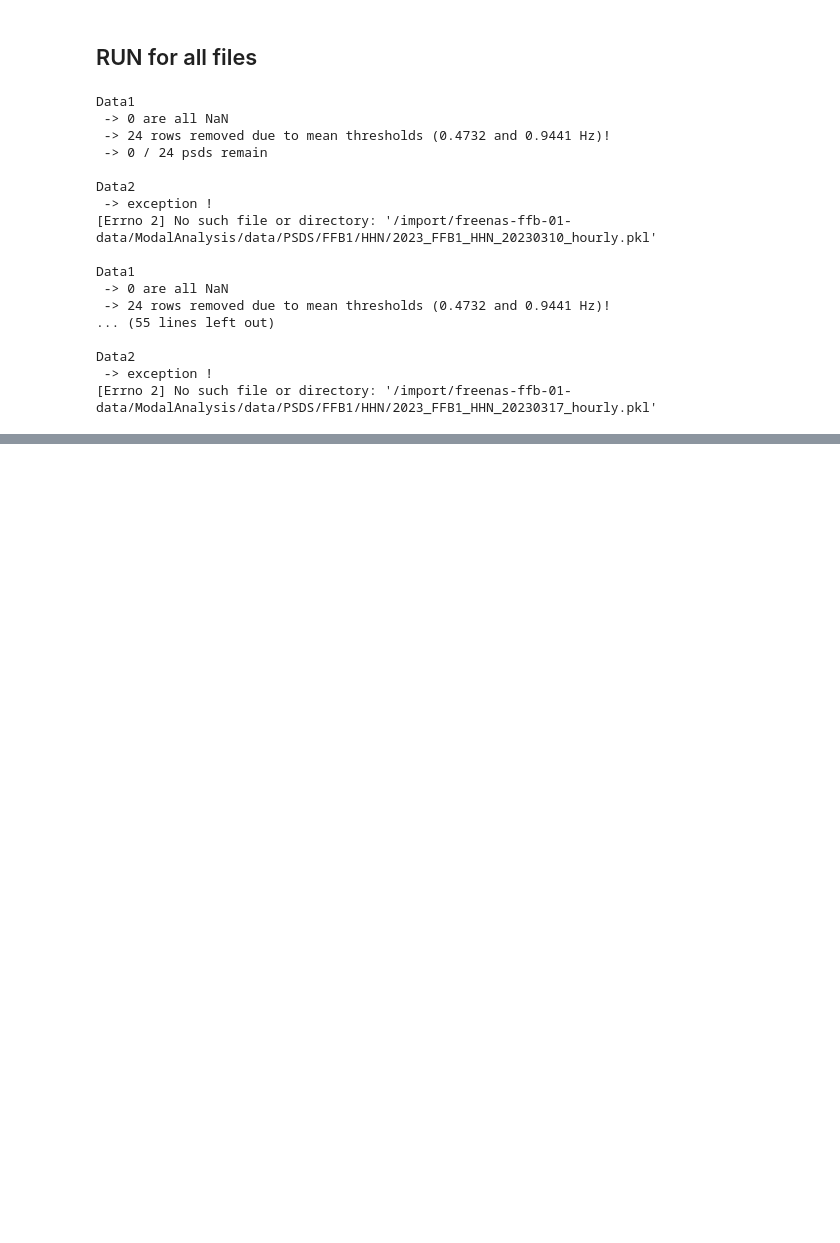
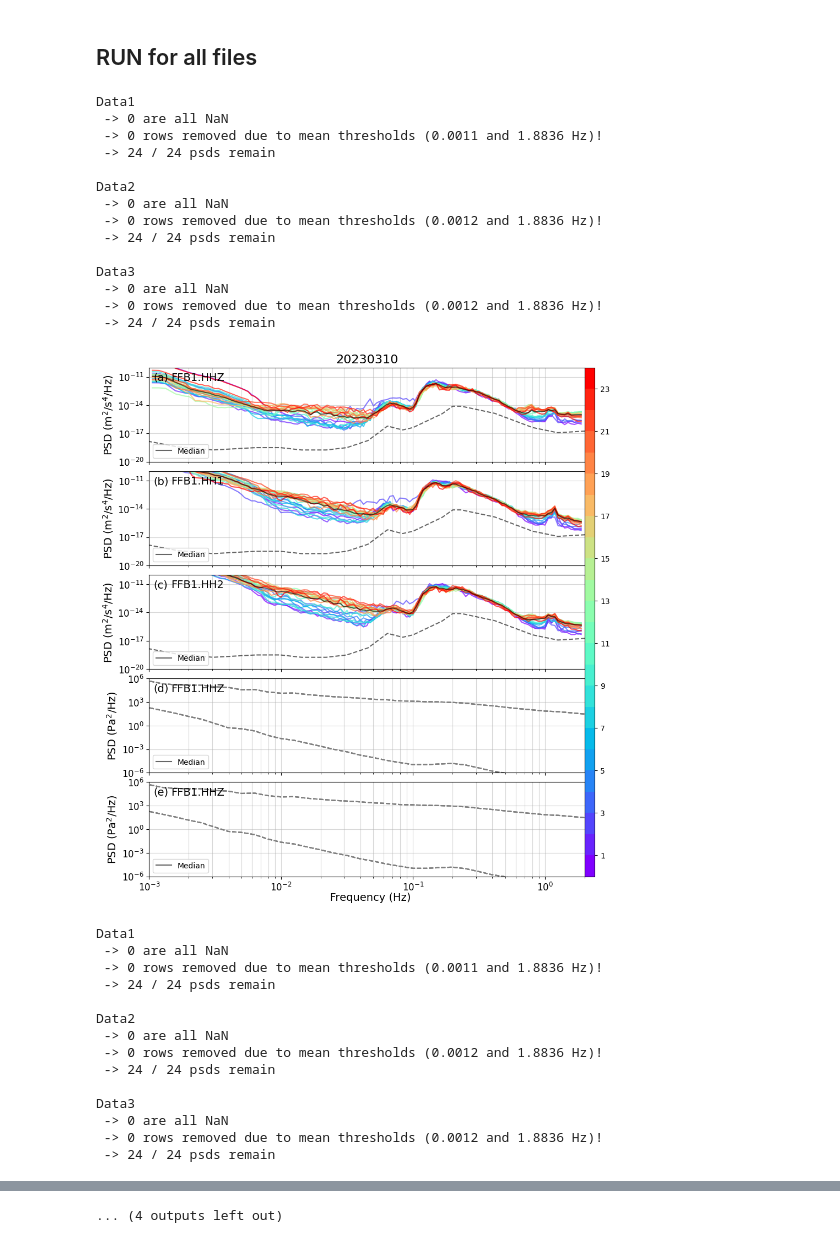
Before and after one commit to andbrocode/notebooks2, a Jupyter notebook: ModalAnalysis/RY_SpectraAutoplots_new.ipynb, the cells around one changed output, grey strips where cells are left out. Drawn from its saved outputs; the diff is of its cells as text; code cells hidden in the pictures; blank space fills up the shorter version.

```diff
--- a/ModalAnalysis/RY_SpectraAutoplots_new.ipynb
+++ b/ModalAnalysis/RY_SpectraAutoplots_new.ipynb
@@ -294,10 +294,10 @@ for _i, day in enumerate(date_range(config['d1'], config['d2'])):
 
         # dat1, rejected_dat1 = __replace_noisy_psds_with_nan(dat1, ff=ff1, threshold_mean=5e-19, threshold_min=1e-23, flim=[0.002, 0.01])
         dat1, rejected_dat1 = __replace_noisy_psds_with_nan(dat1, ff=ff1,
-                                                            threshold_mean=1e-19,
-                                                            threshold_min=1e-23,
-                                                            threshold_max=1e-15,
-                                                            flim=[0.5, 0.9],
+                                                            threshold_mean=None,
+                                                            threshold_min=None,
+                                                            threshold_max=None,
+                                                            flim=[None, None],
                                                            )
 
         if len(rejected_dat1) > 0:
@@ -305,7 +305,7 @@ for _i, day in enumerate(date_range(config['d1'], config['d2'])):
 
         ## Data2 --------------------------
         print("\nData2")
-        name2 = f"{sta}/{cha[:-1]}N/{config['year']}_{sta}_{cha[:-1]}N"
+        name2 = f"{sta}/{cha[:-1]}1/{config['year']}_{sta}_{cha[:-1]}1"
 
         out = read_pickle(config['path_to_data']+f"{name2}_{day}_hourly.pkl")
         ff2, dat2 = out['frequencies'], out['psd']
@@ -316,10 +316,10 @@ for _i, day in enumerate(date_range(config['d1'], config['d2'])):
 
         # dat2, rejected_dat2 = __replace_noisy_psds_with_nan(dat2, ff=ff2, threshold_mean=1e-18, threshold_min=1e-22, flim=[0.0009, 0.002])
         dat2, rejected_dat2 = __replace_noisy_psds_with_nan(dat2, ff=ff2,
-                                                            threshold_mean=1e-19,
-                                                            threshold_min=1e-22,
-                                                            threshold_max=1e-15,
-                                                            flim=[0.5, 0.9],
+                                                            threshold_mean=None,
+                                                            threshold_min=None,
+                                                            threshold_max=None,
+                                                            flim=[None, None],
                                                            )
 
         if len(rejected_dat2) > 0:
@@ -328,7 +328,7 @@ for _i, day in enumerate(date_range(config['d1'], config['d2'])):
 
         ## Data3 --------------------------
         print("\nData3")
-        name3 = f"{sta}/{cha[:-1]}E/{config['year']}_{sta}_{cha[:-1]}E"
+        name3 = f"{sta}/{cha[:-1]}2/{config['year']}_{sta}_{cha[:-1]}2"
 
         out = read_pickle(config['path_to_data']+f"{name3}_{day}_hourly.pkl")
         ff3, dat3 = out['frequencies'], out['psd']
@@ -339,10 +339,10 @@ for _i, day in enumerate(date_range(config['d1'], config['d2'])):
 
 
         dat3, rejected_dat3 = __replace_noisy_psds_with_nan(dat3, ff=ff3,
-                                                            threshold_mean=1e-19,
-                                                            threshold_min=1e-22,
-                                                            threshold_max=1e-15,
-                                                            flim=[0.5, 0.9],
+                                                            threshold_mean=None,
+                                                            threshold_min=None,
+                                                            threshold_max=None,
+                                                            flim=[None, None],
                                                            )
         # dat3, rejected_dat3 = __replace_noisy_psds_with_nan(dat3, ff=ff3, threshold_mean=1e-19, threshold_min=1e-22, flim=[0.5, 0.9])
 
@@ -352,42 +352,54 @@ for _i, day in enumerate(date_range(config['d1'], config['d2'])):
 
 
     except Exception as e:
         print(" -> exception !")
         print(e)
         continue
 
     try:
         fig = __makeplot_colorlines_overview(config,
                                              [ff1, ff2, ff3, ff1, ff1],
                                              [dat1, dat2, dat3, dat1, dat1],
                                              [rejected_dat1, rejected_dat2, rejected_dat3, rejected_dat1, rejected_dat1],
                                              [name1, name2, name3, name1, name1],
                                              day,
                                              show_rejected=False)
     except Exception as e:
         print(e)
         continue
 
     ## define file appendix
     app = f"_{name1[-1]}{name2[-1]}{name3[-1]}"
 
-    print(f" -> saving: {config['outpath_figures']}{config['outpath_figname']}.png")
+    # print(f" -> saving: {config['outpath_figures']}{config['outpath_figname']}.png")
     # fig.savefig(config['outpath_figures']+"joint_ROMY/"+config['outpath_figname']+f"_ROMY{app}.png", format="png", transparent=False, bbox_inches='tight', dpi=150)
 # %% [output]
 Data1
  -> 0 are all NaN
- -> 24 rows removed due to mean thresholds (0.4732 and 0.9441 Hz)!
- -> 0 / 24 psds remain
+ -> 0 rows removed due to mean thresholds (0.0011 and 1.8836 Hz)!
+ -> 24 / 24 psds remain
 
 Data2
- -> exception !
-[Errno 2] No such file or directory: '/import/freenas-ffb-01-data/ModalAnalysis/data/PSDS/FFB1/HHN/2023_FFB1_HHN_20230310_hourly.pkl'
+ -> 0 are all NaN
+ -> 0 rows removed due to mean thresholds (0.0012 and 1.8836 Hz)!
+ -> 24 / 24 psds remain
 
-Data1
+Data3
  -> 0 are all NaN
- -> 24 rows removed due to mean thresholds (0.4732 and 0.9441 Hz)!
-... (55 lines left out)
-
-Data2
- -> exception !
-[Errno 2] No such file or directory: '/import/freenas-ffb-01-data/ModalAnalysis/data/PSDS/FFB1/HHN/2023_FFB1_HHN_20230317_hourly.pkl'
+ -> 0 rows removed due to mean thresholds (0.0012 and 1.8836 Hz)!
+ -> 24 / 24 psds remain
+[figure, added]
+Data1
+ -> 0 are all NaN
+ -> 0 rows removed due to mean thresholds (0.0011 and 1.8836 Hz)!
+ -> 24 / 24 psds remain
+
+Data2
+ -> 0 are all NaN
+ -> 0 rows removed due to mean thresholds (0.0012 and 1.8836 Hz)!
+ -> 24 / 24 psds remain
+
+Data3
+ -> 0 are all NaN
+ -> 0 rows removed due to mean thresholds (0.0012 and 1.8836 Hz)!
+ -> 24 / 24 psds remain
@@ -394,2 +467,3 @@ Data2
+... (4 outputs left out)
 # %%
 # os.system("""spd-say "Finished" """)
```
Also changed, not shown: parts of 1 cell of this notebook, 18 other files.
